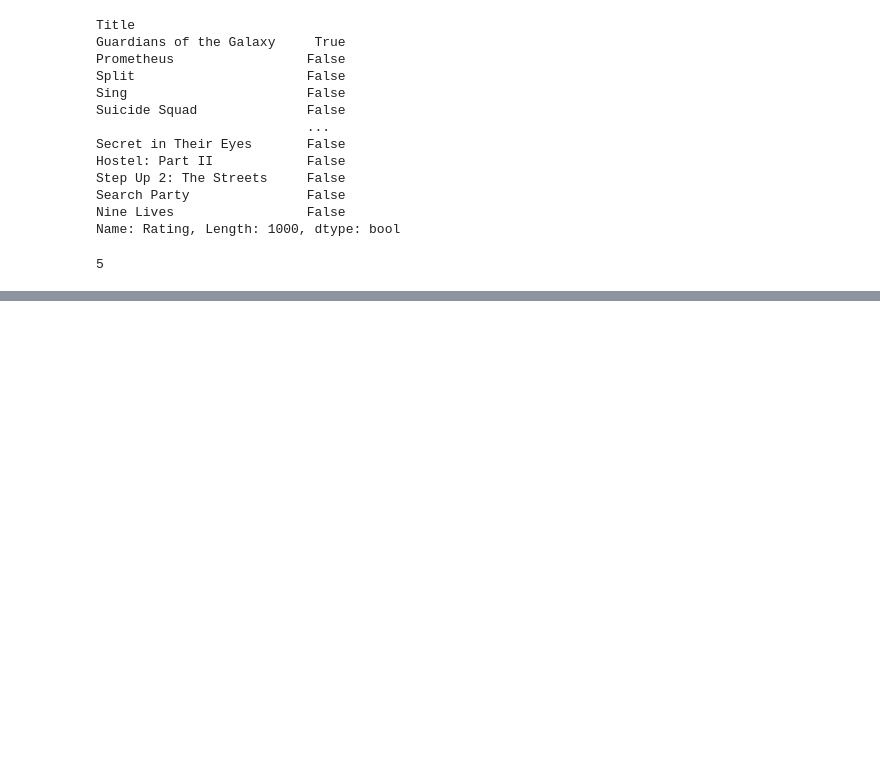
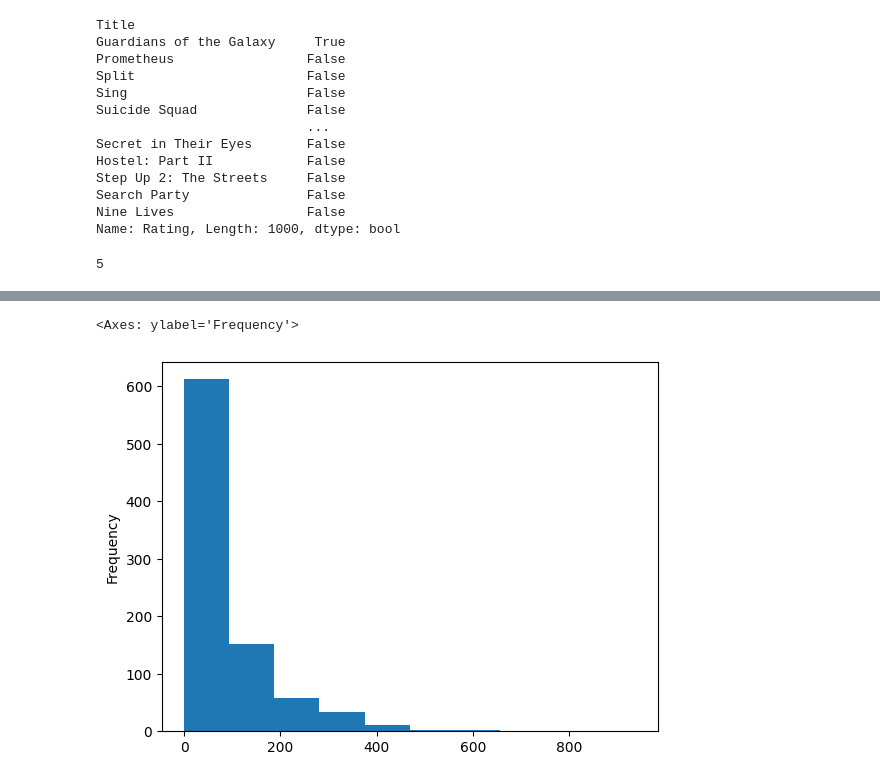
Before and after one commit to afoone/caipc-mar-2023, a Jupyter notebook: 01-pandas.ipynb, the cells around one changed output, grey strips where cells are left out. Drawn from its saved outputs; the diff is of its cells as text; code cells hidden in the pictures; blank space fills up the shorter version.

```diff
--- a/01-pandas.ipynb
+++ b/01-pandas.ipynb
@@ -899,0 +948,7 @@ imdb.to_csv('data/imdb_m.csv')
+# %%
+imdb['Revenue (Millions)'].plot(
+    kind = 'hist'
+)
+# %% [output]
+<Axes: ylabel='Frequency'>
+[figure, added]
```
Also changed, not shown: parts of 13 cells of this notebook, 2 other files.
